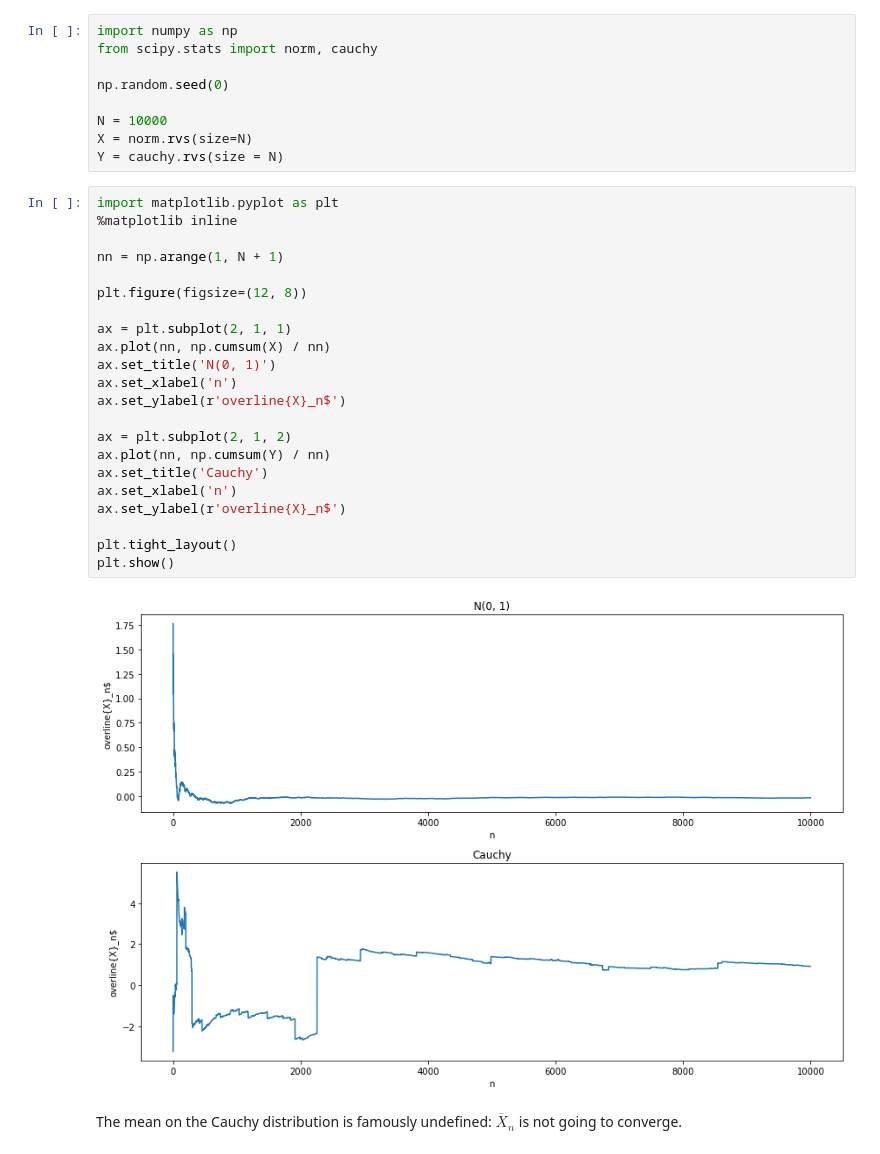
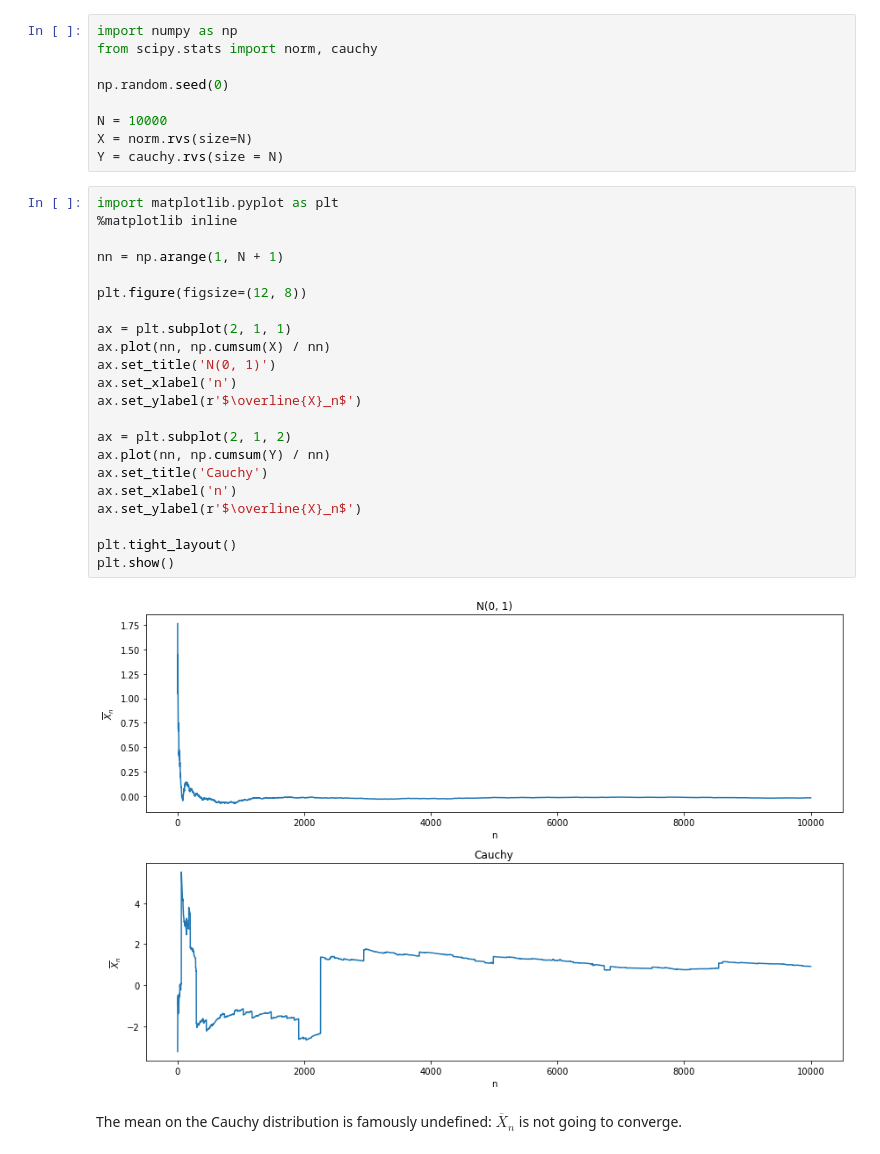
Before and after one commit to telmo-correa/all-of-statistics, a Jupyter notebook: Chapter 04 - Expectation.ipynb, the cells around one changed output. Saved outputs shown, nothing was run; the diff lists cells and outputs as text.

Commit message:
Update plot label

```diff
--- a/Chapter 04 - Expectation.ipynb
+++ b/Chapter 04 - Expectation.ipynb
@@ -452,27 +452,27 @@ Y = cauchy.rvs(size = N)
 # %%
 import matplotlib.pyplot as plt
 %matplotlib inline
 
 nn = np.arange(1, N + 1)
 
 plt.figure(figsize=(12, 8))
 
 ax = plt.subplot(2, 1, 1)
 ax.plot(nn, np.cumsum(X) / nn)
 ax.set_title('N(0, 1)')
 ax.set_xlabel('n')
-ax.set_ylabel(r'overline{X}_n$')
+ax.set_ylabel(r'$\overline{X}_n$')
 
 ax = plt.subplot(2, 1, 2)
 ax.plot(nn, np.cumsum(Y) / nn)
 ax.set_title('Cauchy')
 ax.set_xlabel('n')
-ax.set_ylabel(r'overline{X}_n$')
+ax.set_ylabel(r'$\overline{X}_n$')
 
 plt.tight_layout()
 plt.show()
 # %% [output]
-[figure, old version]
+[figure, new version]
 # %% [markdown]
 The mean on the Cauchy distribution is famously undefined: $\overline{X}_ n$ is not going to converge.
 # %% [markdown]
```
